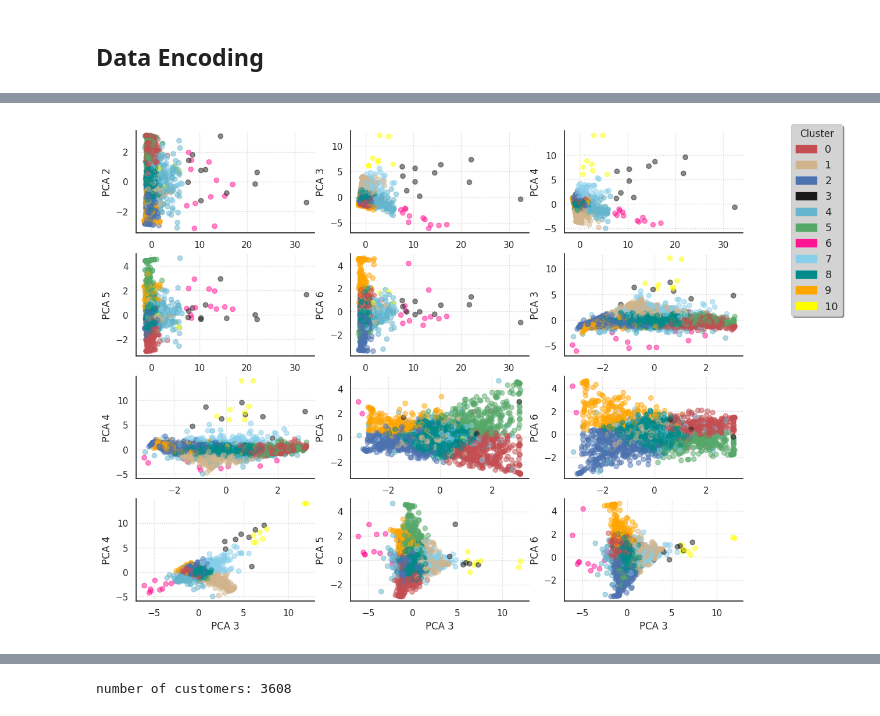
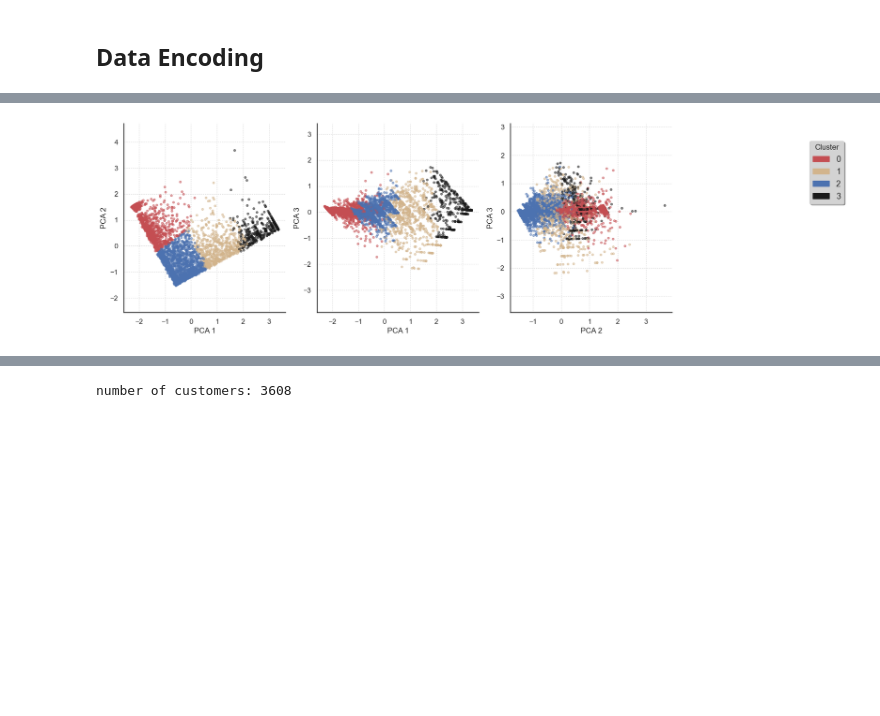
Before and after one commit to Znoywho/CustomerSegementation-the-first-DS-project-, a Jupyter notebook: Final.ipynb, the cells around one changed output, grey strips where cells are left out. Saved outputs shown, nothing was run; the diff lists cells and outputs as text; code cells hidden in the pictures; blank space fills up the shorter version.

```diff
--- a/Final.ipynb
+++ b/Final.ipynb
@@ -978,3 +1064,5 @@ transactions_per_user[:5]
+# %%
+transactions_per_user = df_no_outlier
 # %%
 len(transactions_per_user)
 # %% [output]
@@ -996,8 +1084,10 @@ n1_check
 # %% [markdown]
 ## Data Encoding
 # %%
-list_cols = ['count','min','max','mean','categ_0','categ_1','categ_2','categ_3','categ_4']
+# RFM matrix
 
+# list_cols = ['count','sum', 'LastPurchase','categ_0', 'categ_1', 'categ_2', 'categ_3','categ_4']
+list_cols = ['count','sum','LastPurchase']
 #
 selected_customers = transactions_per_user.copy(deep = True)
 matrix = selected_customers[list_cols].to_numpy()
@@ -1093,6 +1170,6 @@ silhouette score of 7: 0.187
 ... (8 outputs left out)
 # %%
-n_clusters = 11
+n_clusters = 4
 kmeans = KMeans(init='k-means++', n_clusters = n_clusters, n_init=100)
 kmeans.fit(scaled_matrix)
 clusters_clients = kmeans.predict(scaled_matrix)
@@ -1108,45 +1185,52 @@ pd.Series(clusters_clients).value_counts().to_frame(name='no. of customers').T
 # %%
-pca = PCA(n_components=6)
+pca = PCA(n_components=3)
 matrix_3D = pca.fit_transform(scaled_matrix)
 mat = pd.DataFrame(matrix_3D)
 mat['cluster'] = pd.Series(clusters_clients)
 # %%
 import matplotlib.patches as mpatches
 
 sns.set_style("white")
 sns.set_context("notebook", font_scale=1, rc={"lines.linewidth": 2.5})
 
-LABEL_COLOR_MAP = {0:'r', 1:'tan', 2:'b', 3:'k', 4:'c', 5:'g', 6:'deeppink', 7:'skyblue', 8:'darkcyan', 9:'orange',
-                   10:'yellow', 11:'tomato', 12:'seagreen'}
+LABEL_COLOR_MAP = {0:'r', 1:'tan', 2:'b', 3:'k', 4:'c', 5:'g',
+                   6:'deeppink', 7:'skyblue', 8:'darkcyan', 9:'orange'}
 label_color = [LABEL_COLOR_MAP[l] for l in mat['cluster']]
 
-fig = plt.figure(figsize = (12,10))
+n_comp = mat.shape[1] - 1
+total_pairs = n_comp * (n_comp - 1) // 2
+n_cols = 3
+n_rows = (total_pairs + n_cols - 1) // n_cols  # tự tính số hàng
+
+# Tăng figsize để mỗi ô vuông hơn
+fig = plt.figure(figsize=(15, n_rows * 5))
 increment = 0
-for ix in range(6):
-    for iy in range(ix+1, 6):
+
+for ix in range(n_comp):
+    for iy in range(ix+1, n_comp):
         increment += 1
-        ax = fig.add_subplot(4,3,increment)
-        ax.scatter(mat[ix], mat[iy], c= label_color, alpha=0.5)
-        plt.ylabel('PCA {}'.format(iy+1), fontsize = 12)
-        plt.xlabel('PCA {}'.format(ix+1), fontsize = 12)
+        ax = fig.add_subplot(n_rows, n_cols, increment)
+        ax.scatter(mat[ix], mat[iy], c=label_color, alpha=0.5, s=10)
+
+        # Thêm dòng này để trục vuông tỷ lệ
+        ax.set_aspect('equal', adjustable='datalim')
+
+        ax.set_ylabel('PCA {}'.format(iy+1), fontsize=12)
+        ax.set_xlabel('PCA {}'.format(ix+1), fontsize=12)
         ax.yaxis.grid(color='lightgray', linestyle=':')
         ax.xaxis.grid(color='lightgray', linestyle=':')
         ax.spines['right'].set_visible(False)
         ax.spines['top'].set_visible(False)
 
-        if increment == 12: break
-    if increment == 12: break
-
-# I set the legend: abreviation -> airline name
 comp_handler = []
 for i in range(n_clusters):
-    comp_handler.append(mpatches.Patch(color = LABEL_COLOR_MAP[i], label = i))
+    comp_handler.append(mpatches.Patch(color=LABEL_COLOR_MAP[i], label=i))
 
 plt.legend(handles=comp_handler, bbox_to_anchor=(1.1, 0.9),
-           title='Cluster', facecolor = 'lightgrey',
-           shadow = True, frameon = True, framealpha = 1,
-           fontsize = 13, bbox_transform = plt.gcf().transFigure)
-
+           title='Cluster', facecolor='lightgrey',
+           shadow=True, frameon=True, framealpha=1,
+           fontsize=13, bbox_transform=plt.gcf().transFigure)
 plt.tight_layout()
+plt.show()
 # %% [output]
-[figure, old version]
+[figure, new version]
```
Also changed, not shown: parts of 76 cells of this notebook, 14 other files.
